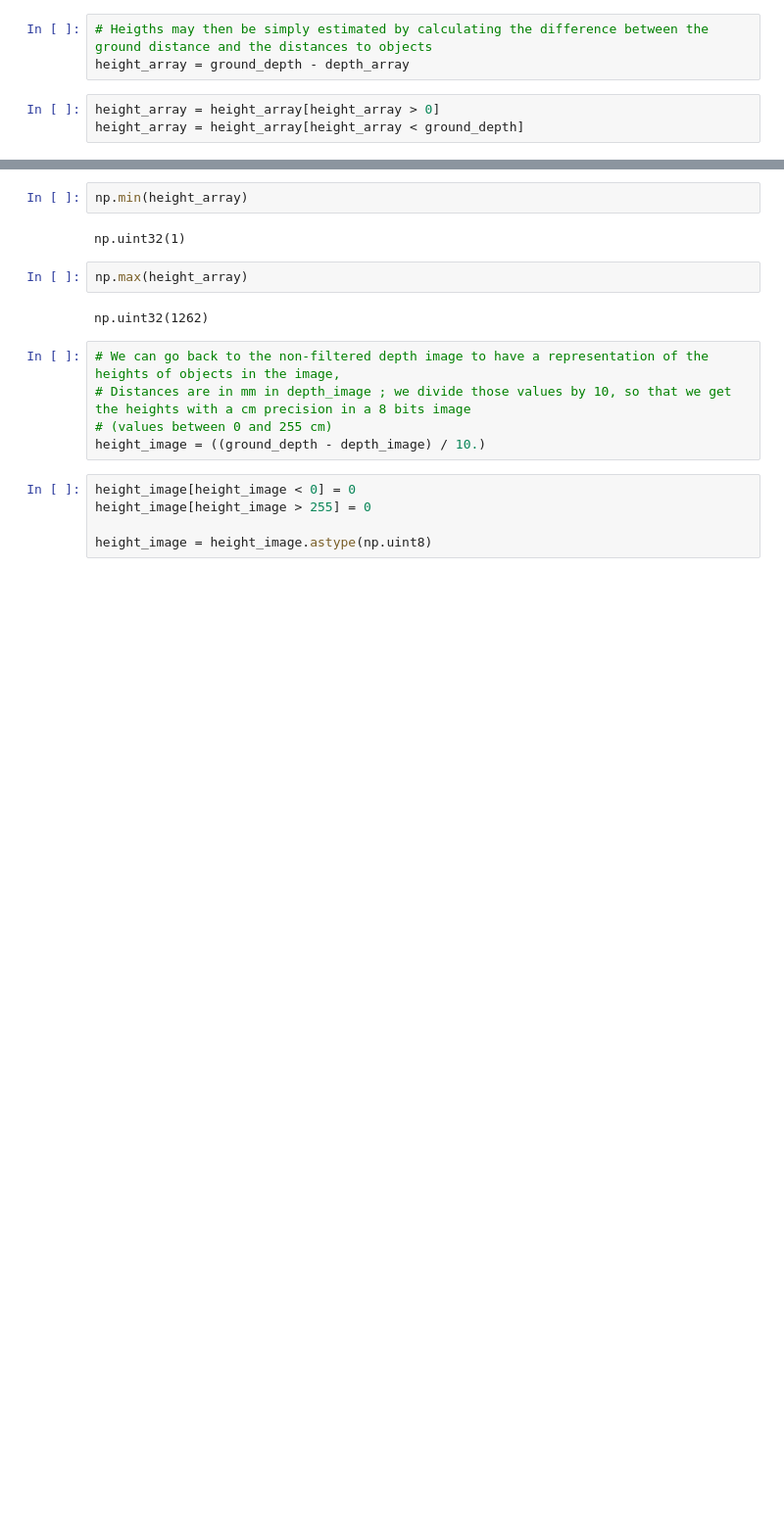
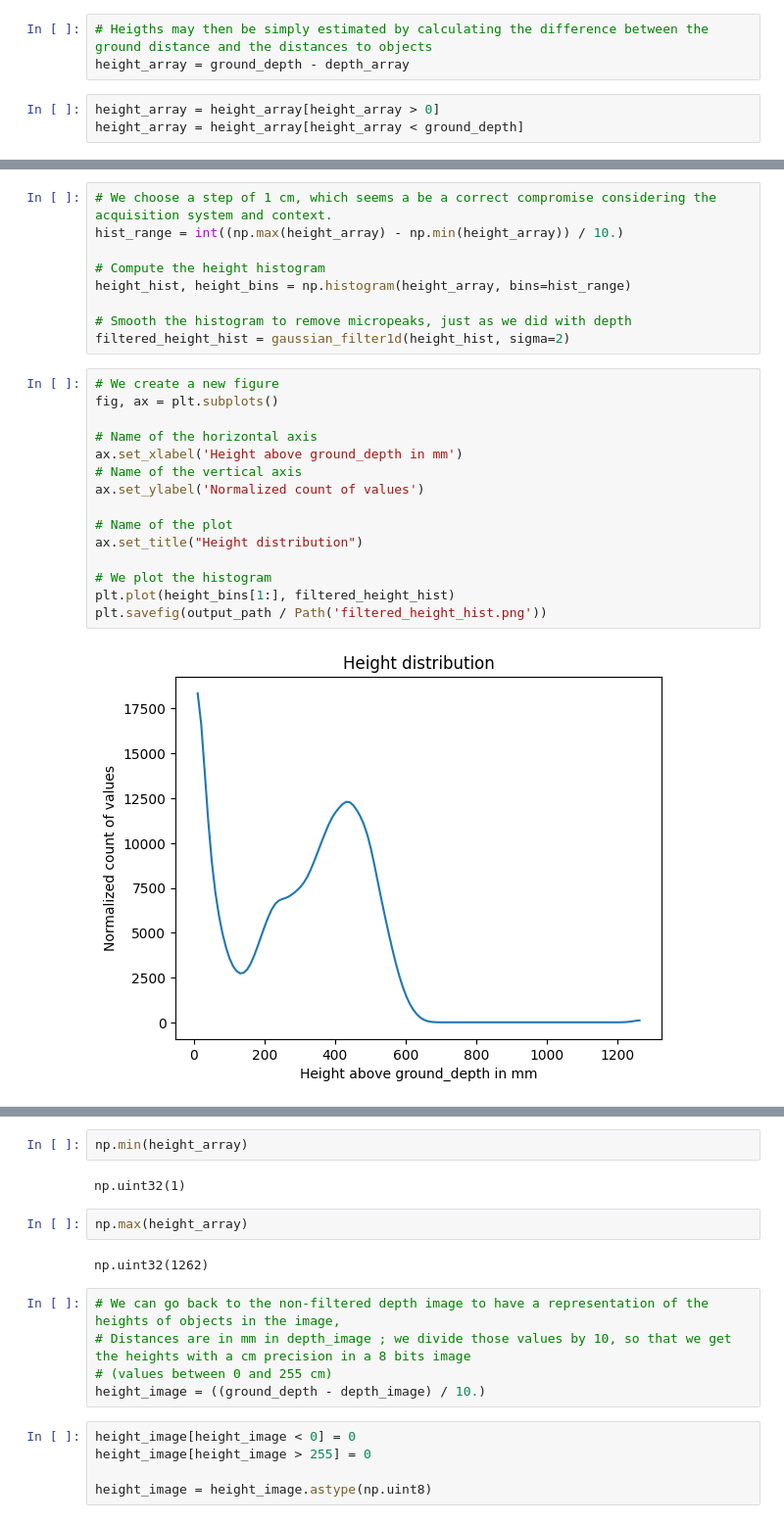
Before and after one commit to arvalis-cigale/stereo-training-course, a Jupyter notebook: stereo.ipynb, the cells around one changed output, grey strips where cells are left out. Shown at 98% size. Cells and saved outputs as stored; diff of their text form; blank space fills up the shorter version.

```diff
--- a/stereo.ipynb
+++ b/stereo.ipynb
@@ -547,0 +589,26 @@ plt.plot(height_bins[1:], height_hist)
+# %%
+# We choose a step of 1 cm, which seems a be a correct compromise considering the acquisition system and context.
+hist_range = int((np.max(height_array) - np.min(height_array)) / 10.)
+
+# Compute the height histogram
+height_hist, height_bins = np.histogram(height_array, bins=hist_range)
+
+# Smooth the histogram to remove micropeaks, just as we did with depth
+filtered_height_hist = gaussian_filter1d(height_hist, sigma=2)
+# %%
+# We create a new figure
+fig, ax = plt.subplots()
+
+# Name of the horizontal axis
+ax.set_xlabel('Height above ground_depth in mm')
+# Name of the vertical axis
+ax.set_ylabel('Normalized count of values')
+
+# Name of the plot
+ax.set_title("Height distribution")
+
+# We plot the histogram
+plt.plot(height_bins[1:], filtered_height_hist)
+plt.savefig(output_path / Path('filtered_height_hist.png'))
+# %% [output]
+[figure, added]
```
Also changed, not shown: parts of 28 cells of this notebook, 3 other files.
